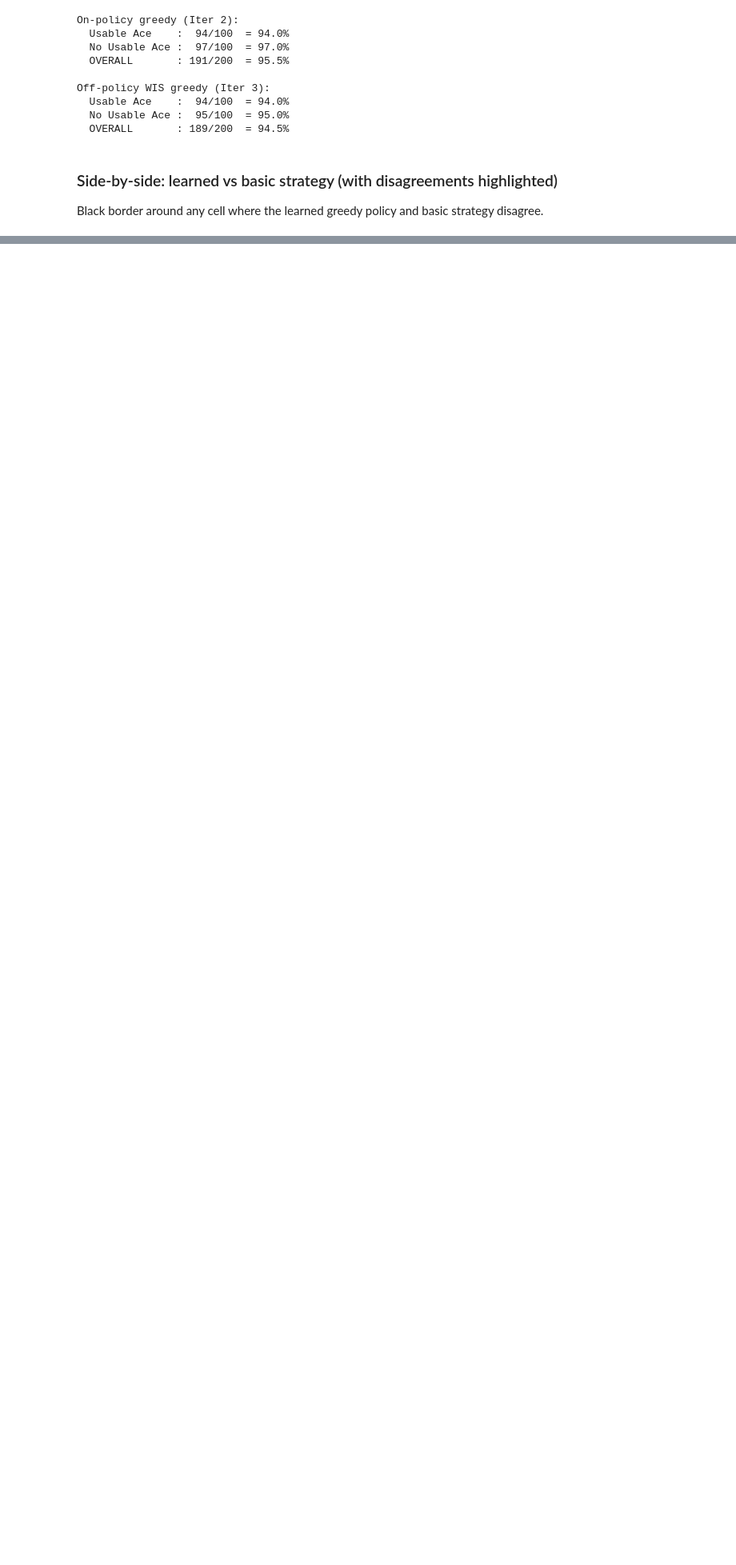
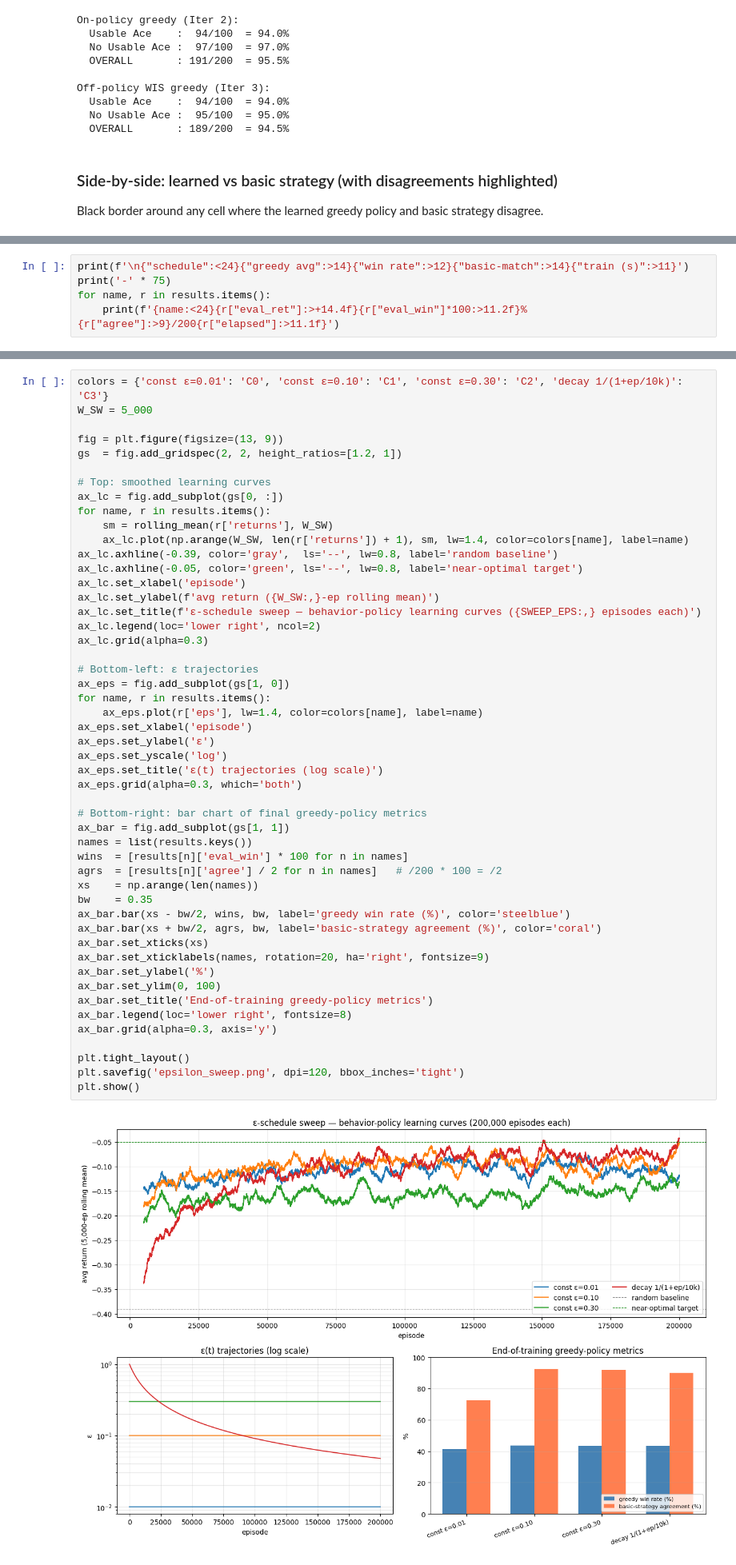
Before and after one commit to gangadharsaivignesh/MSDS684-RL-Labs, a Jupyter notebook: Week3/Lab3.ipynb, the cells around one changed output, grey strips where cells are left out. Shown at 80% size. Saved outputs shown, nothing was run; the diff lists cells and outputs as text; blank space fills up the shorter version.

```diff
--- a/Week3/Lab3.ipynb
+++ b/Week3/Lab3.ipynb
@@ -773,0 +882,5 @@ Cells where Q(stick) and Q(hit) are within ~0.03 of each other are essentially d
+# %%
+print(f'\n{"schedule":<24}{"greedy avg":>14}{"win rate":>12}{"basic-match":>14}{"train (s)":>11}')
+print('-' * 75)
+for name, r in results.items():
+    print(f'{name:<24}{r["eval_ret"]:>+14.4f}{r["eval_win"]*100:>11.2f}%{r["agree"]:>9}/200{r["elapsed"]:>11.1f}')
@@ -773,0 +922,52 @@ Cells where Q(stick) and Q(hit) are within ~0.03 of each other are essentially d
+# %%
+colors = {'const ε=0.01': 'C0', 'const ε=0.10': 'C1', 'const ε=0.30': 'C2', 'decay 1/(1+ep/10k)': 'C3'}
+W_SW = 5_000
+
+fig = plt.figure(figsize=(13, 9))
+gs  = fig.add_gridspec(2, 2, height_ratios=[1.2, 1])
+
+# Top: smoothed learning curves
+ax_lc = fig.add_subplot(gs[0, :])
+for name, r in results.items():
+    sm = rolling_mean(r['returns'], W_SW)
+    ax_lc.plot(np.arange(W_SW, len(r['returns']) + 1), sm, lw=1.4, color=colors[name], label=name)
+ax_lc.axhline(-0.39, color='gray',  ls='--', lw=0.8, label='random baseline')
+ax_lc.axhline(-0.05, color='green', ls='--', lw=0.8, label='near-optimal target')
+ax_lc.set_xlabel('episode')
+ax_lc.set_ylabel(f'avg return ({W_SW:,}-ep rolling mean)')
+ax_lc.set_title(f'ε-schedule sweep — behavior-policy learning curves ({SWEEP_EPS:,} episodes each)')
+ax_lc.legend(loc='lower right', ncol=2)
+ax_lc.grid(alpha=0.3)
+
+# Bottom-left: ε trajectories
+ax_eps = fig.add_subplot(gs[1, 0])
+for name, r in results.items():
+    ax_eps.plot(r['eps'], lw=1.4, color=colors[name], label=name)
+ax_eps.set_xlabel('episode')
+ax_eps.set_ylabel('ε')
+ax_eps.set_yscale('log')
+ax_eps.set_title('ε(t) trajectories (log scale)')
+ax_eps.grid(alpha=0.3, which='both')
+
+# Bottom-right: bar chart of final greedy-policy metrics
+ax_bar = fig.add_subplot(gs[1, 1])
+names = list(results.keys())
+wins  = [results[n]['eval_win'] * 100 for n in names]
+agrs  = [results[n]['agree'] / 2 for n in names]   # /200 * 100 = /2
+xs    = np.arange(len(names))
+bw    = 0.35
+ax_bar.bar(xs - bw/2, wins, bw, label='greedy win rate (%)', color='steelblue')
+ax_bar.bar(xs + bw/2, agrs, bw, label='basic-strategy agreement (%)', color='coral')
+ax_bar.set_xticks(xs)
+ax_bar.set_xticklabels(names, rotation=20, ha='right', fontsize=9)
+ax_bar.set_ylabel('%')
+ax_bar.set_ylim(0, 100)
+ax_bar.set_title('End-of-training greedy-policy metrics')
+ax_bar.legend(loc='lower right', fontsize=8)
+ax_bar.grid(alpha=0.3, axis='y')
+
+plt.tight_layout()
+plt.savefig('epsilon_sweep.png', dpi=120, bbox_inches='tight')
+plt.show()
+# %% [output]
+[figure, added]
```
Also changed, not shown: parts of 8 cells of this notebook, 1 other file.
